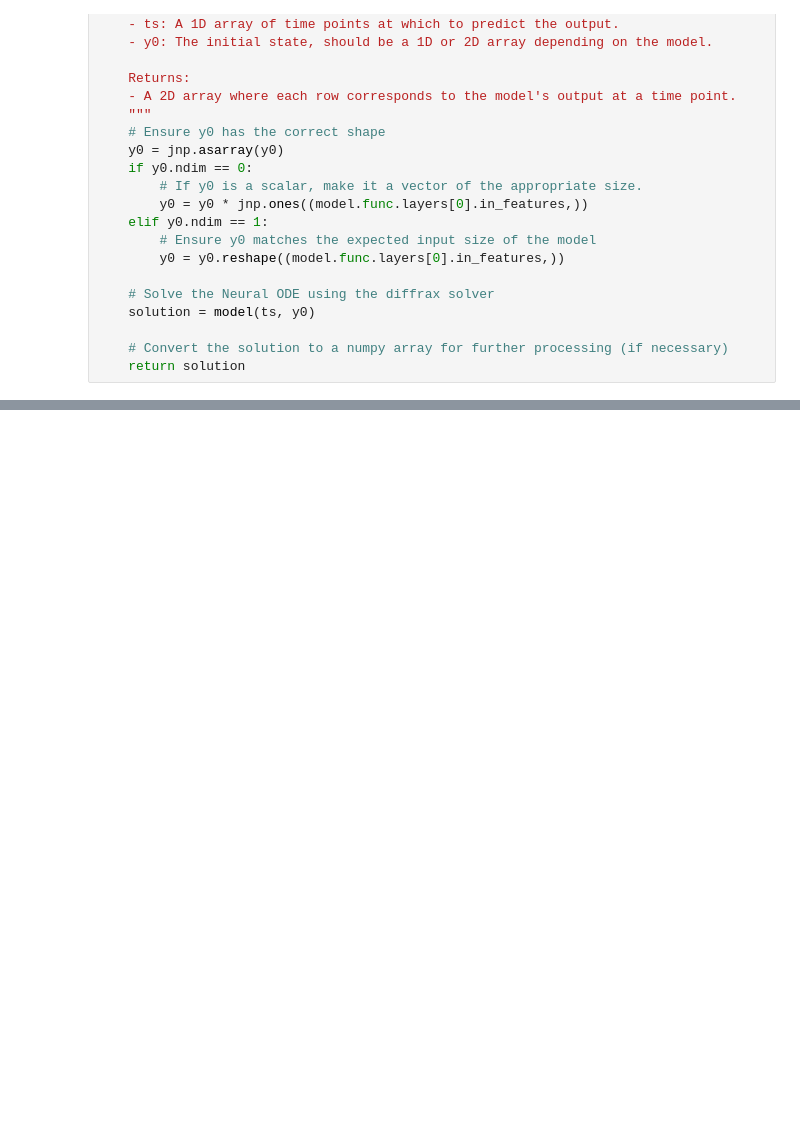
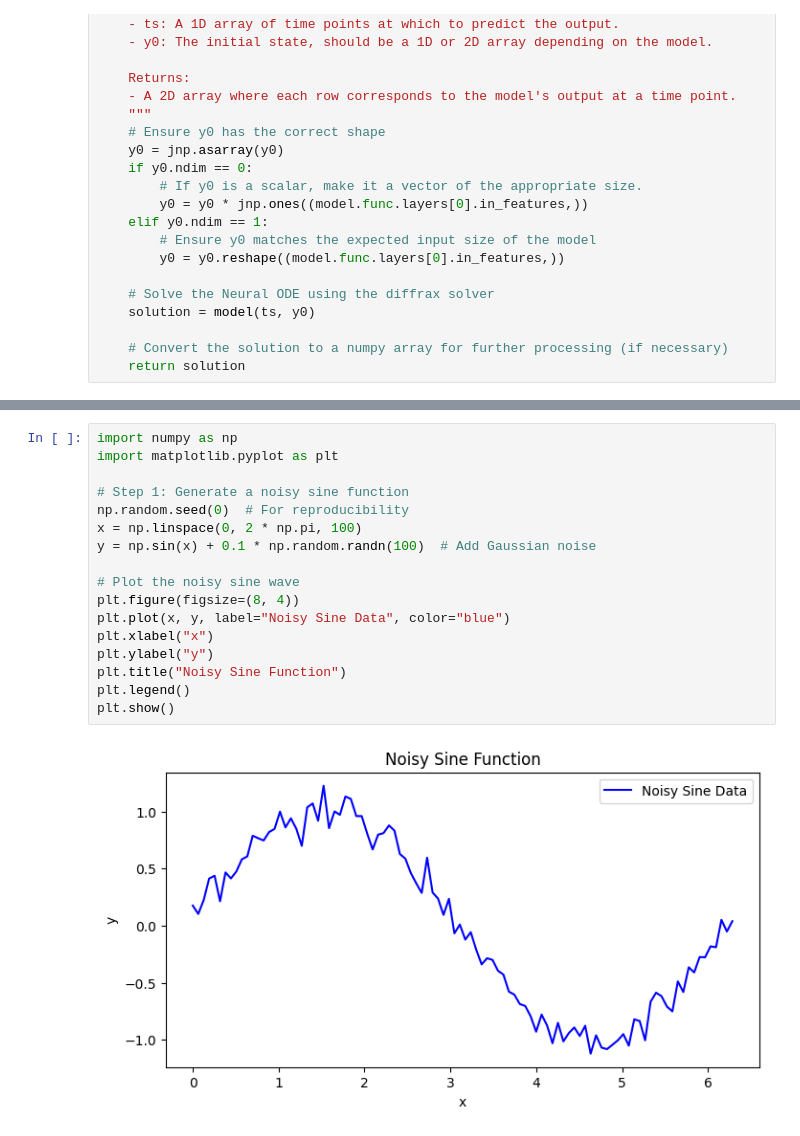
Before and after one commit to MacKorda/BayesianStats, a Jupyter notebook: taylorapproxtest.ipynb, the cells around one changed output, grey strips where cells are left out. Cells and saved outputs as stored; diff of their text form; blank space fills up the shorter version.

```diff
--- a/taylorapproxtest.ipynb
+++ b/taylorapproxtest.ipynb
@@ -476,0 +458,19 @@ array([0.00000000e+00, 8.11688312e-04, 1.62337662e-03, ...,
+# %%
+import numpy as np
+import matplotlib.pyplot as plt
+
+# Step 1: Generate a noisy sine function
+np.random.seed(0)  # For reproducibility
+x = np.linspace(0, 2 * np.pi, 100)
+y = np.sin(x) + 0.1 * np.random.randn(100)  # Add Gaussian noise
+
+# Plot the noisy sine wave
+plt.figure(figsize=(8, 4))
+plt.plot(x, y, label="Noisy Sine Data", color="blue")
+plt.xlabel("x")
+plt.ylabel("y")
+plt.title("Noisy Sine Function")
+plt.legend()
+plt.show()
+# %% [output]
+[figure, added]
```
Also changed, not shown: parts of 10 cells of this notebook, 1 other file.
